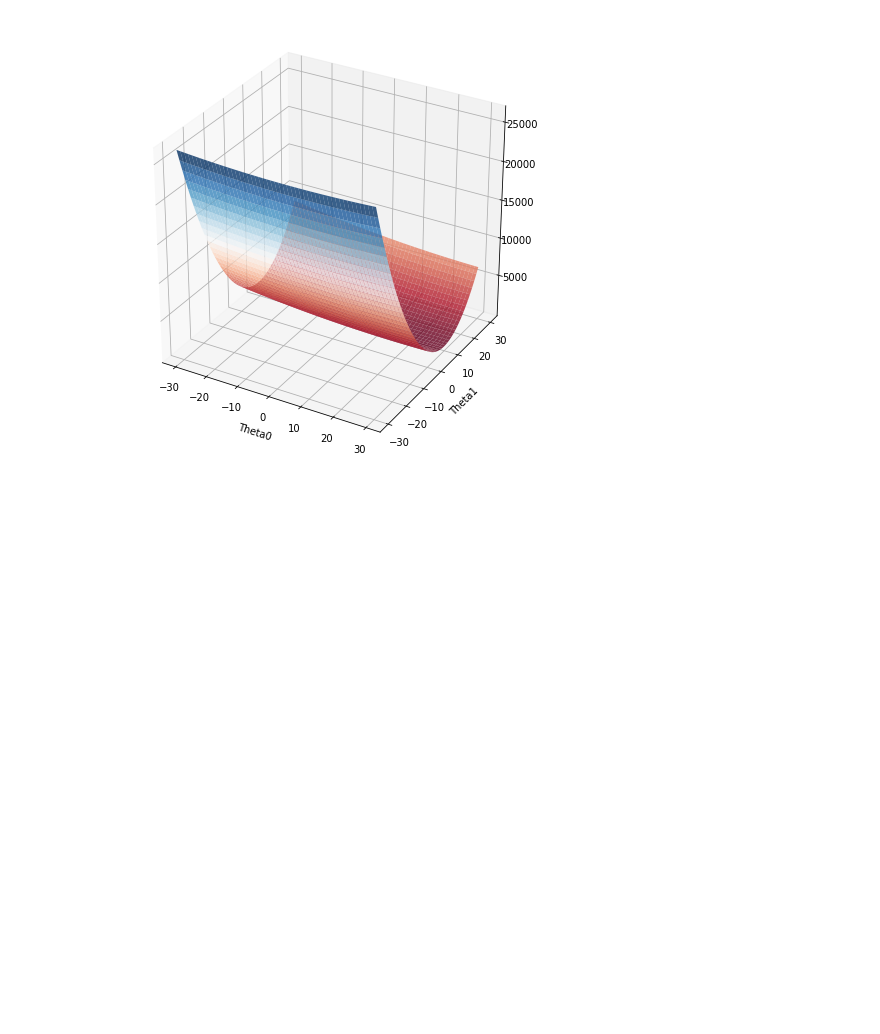
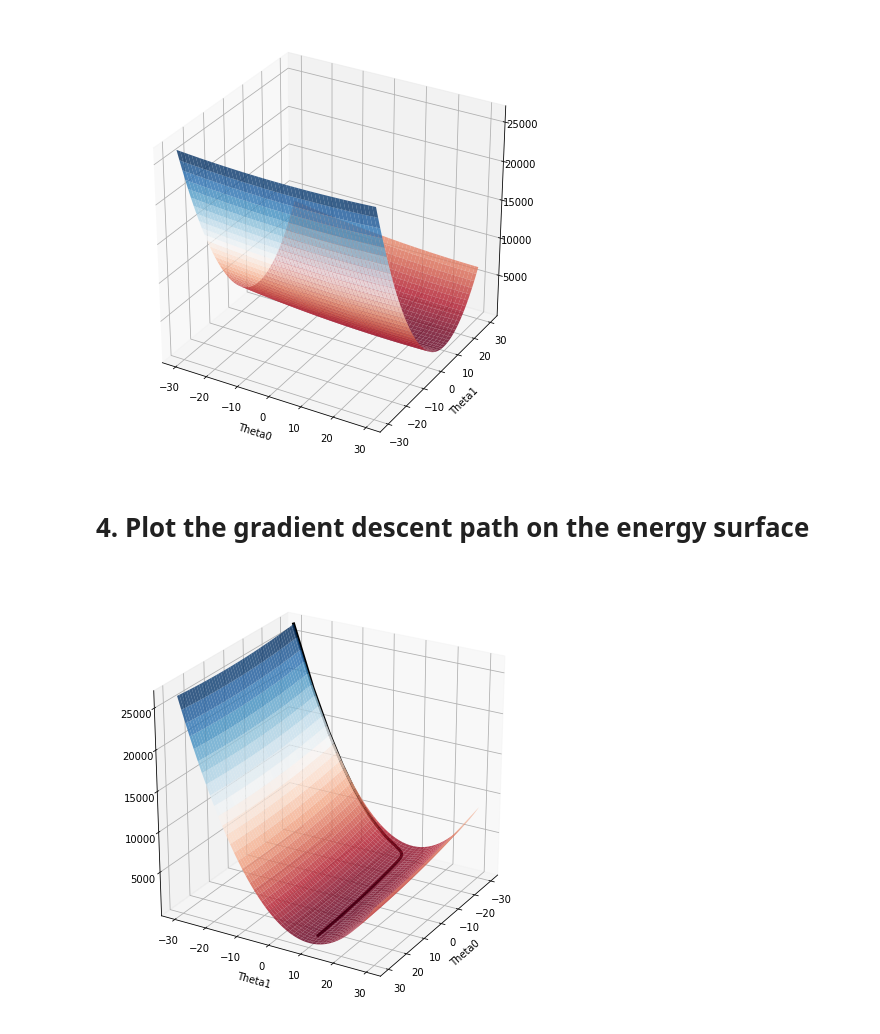
Before and after one commit to ahyen/ML-assignment, a Jupyter notebook: Assignment03.ipynb, the cells around one changed output. Saved outputs shown, nothing was run; the diff lists cells and outputs as text; code cells hidden in the pictures; blank space fills up the shorter version.

Commit message:
plotting the optimization path

```diff
--- a/Assignment03.ipynb
+++ b/Assignment03.ipynb
@@ -99,3 +99,23 @@ ax.set_ylabel('Theta1')
 plt.show()
 # %% [output]
 [figure]
+# %% [markdown]
+# **4. Plot the gradient descent path on the energy surface**
+# %%
+fig = plt.figure(figsize=(8, 8))
+ax = plt.axes(projection='3d')
+
+#plot energy surface
+ax.plot_surface(Theta0, Theta1, J,  alpha=0.8, cmap = plt.cm.RdBu)
+
+#plot optimization path
+ax.plot(theta0_list, theta1_list, cost_list, linewidth=3, color='black')
+
+ax.set_xlabel('Theta0')
+ax.set_ylabel('Theta1')
+
+#rotate to see optimization path easily
+ax.view_init(elev=25,azim=30)
+plt.show()
+# %% [output]
+[figure, added]
```
